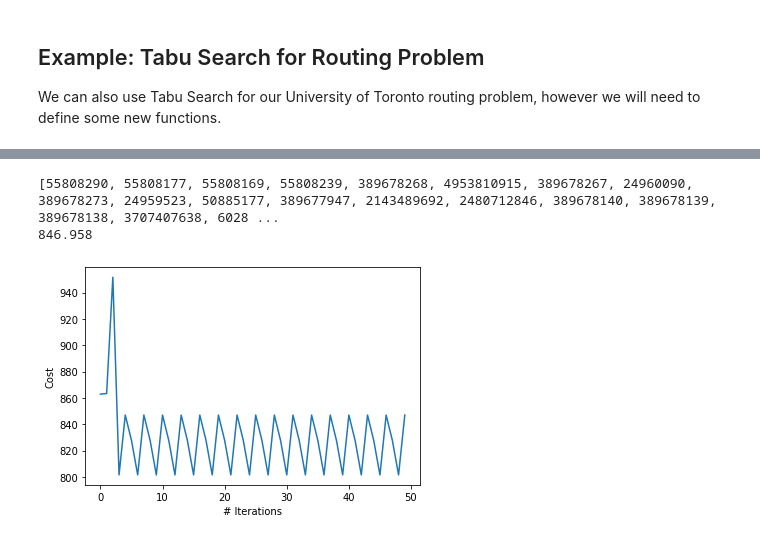
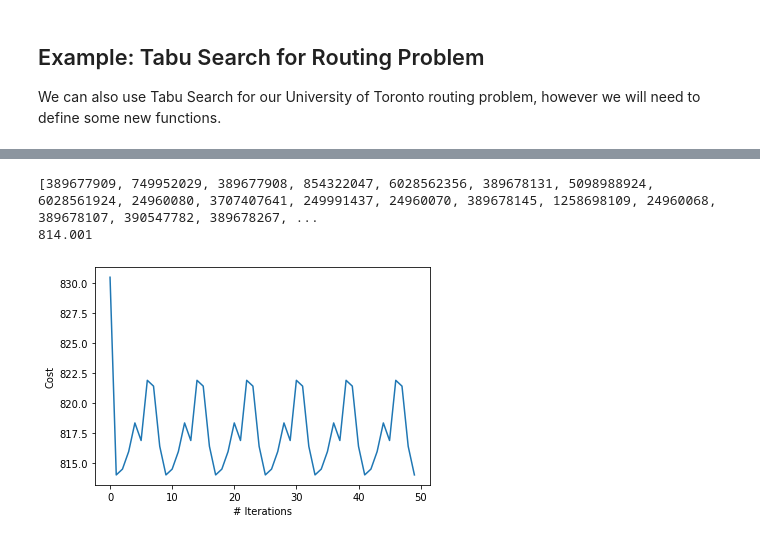
Before and after one commit to SmartMobilityAlgorithms/book, a Jupyter notebook: content/TrajectoryAlgorithms/TabuSearch.ipynb, the cells around one changed output, grey strips where cells are left out. Saved outputs shown, nothing was run; the diff lists cells and outputs as text; code cells hidden in the pictures.

```diff
--- a/content/TrajectoryAlgorithms/TabuSearch.ipynb
+++ b/content/TrajectoryAlgorithms/TabuSearch.ipynb
@@ -130,64 +140,69 @@ Initial cost: 863.339
 from smart_mobility_utilities.children import get_children
 from tqdm.notebook import tqdm
 
-def get_best_neighbour_route(G, route, neighbour_limit, tabu_history, tabu_limit, aspiration):
-    best_neighbour = None
+def get_best_neighbour_route(G, route, tabu_history, tabu_limit, aspiration):
+    best_neighbour = route
     best_neighbour_cost = math.inf
     # generate a list of neighbours, limited to neighbour_limit
-    neighbours = get_children(G, route, neighbour_limit)
+    neighbours = get_children(G, route, 0)
     for child in neighbours:
         child_cost = cost(G,child)
         # This route is tabu, check aspiration
         if tuple(child) in tabu_history:
-            if tabu_history[tuple(child)] > 0:
-                if tabu_history[tuple(child)] > aspiration:
-                    continue
+            if tabu_history[tuple(child)] > aspiration:
+                continue
 
 
         if child_cost < best_neighbour_cost:
             best_neighbour_cost = child_cost
             best_neighbour = child
             tabu_history[tuple(best_neighbour)] = tabu_limit
-
     return best_neighbour
 # %%
-def tabu_search_route(G, initial_solution, num_iter, neighbour_limit, tabu_history, tabu_limit, aspiration):
+def tabu_search_route(G, initial_solution, num_iter, tabu_history, tabu_limit, aspiration):
     best_solution = initial_solution
+    historical_best = best_solution
     best_cost = cost(G, best_solution)
     states = []
     for _ in tqdm(range(num_iter)):
         # Reduce counter for all tabu
         for x in tabu_history:
-            tabu_history[x] = max(tabu_history[x]-1, 0)
+            tabu_history[x] -=1
+        tabu_history = {x:tabu_history[x] for x in tabu_history if tabu_history[x] > 0}
 
-        best_solution = get_best_neighbour_route(G,best_solution, neighbour_limit, tabu_history, tabu_limit, aspiration)
+        best_solution = get_best_neighbour_route(
+            G,
+            best_solution,
+            tabu_history,
+            tabu_limit,
+            aspiration)
+
         best_cost = cost(G, best_solution)
+        if best_cost <= cost(G,historical_best): historical_best = best_solution
         states.append(best_cost)
-    return best_solution, best_cost, states
+    return historical_best, cost(G,historical_best), states
 # %%
 # Initialize some parameters
 aspiration = 2
 tabu_history = {}
 num_iterations = 50
-tabu_limit = 5
-neighbour_limit = 50 # Because we can generate a very large number of neighbours, we need to set a limit
+tabu_limit = 10
 
 best_solution, best_cost, states = tabu_search_route(
     G,
     initial_solution,
     num_iterations,
-    neighbour_limit,
     tabu_history,
     tabu_limit,
-    aspiration,
+    aspiration
 )
 print(best_solution)
 print(best_cost)
 plt.xlabel("# Iterations")
 plt.ylabel("Cost")
 plt.plot(states)
 plt.show()
 # %% [output]
-[55808290, 55808177, 55808169, 55808239, 389678268, 4953810915, 389678267, 24960090, 389678273, 24959523, 50885177, 389677947, 2143489692, 2480712846, 389678140, 389678139, 389678138, 3707407638, 6028 ...
-846.958
+[389677909, 749952029, 389677908, 854322047, 6028562356, 389678131, 5098988924, 6028561924, 24960080, 3707407641, 249991437, 24960070, 389678145, 1258698109, 24960068, 389678107, 390547782, 389678267, ...
+814.001
-[figure, old version]
+[figure, new version]
```
Also changed, not shown: parts of 6 cells of this notebook, 4 other files.
